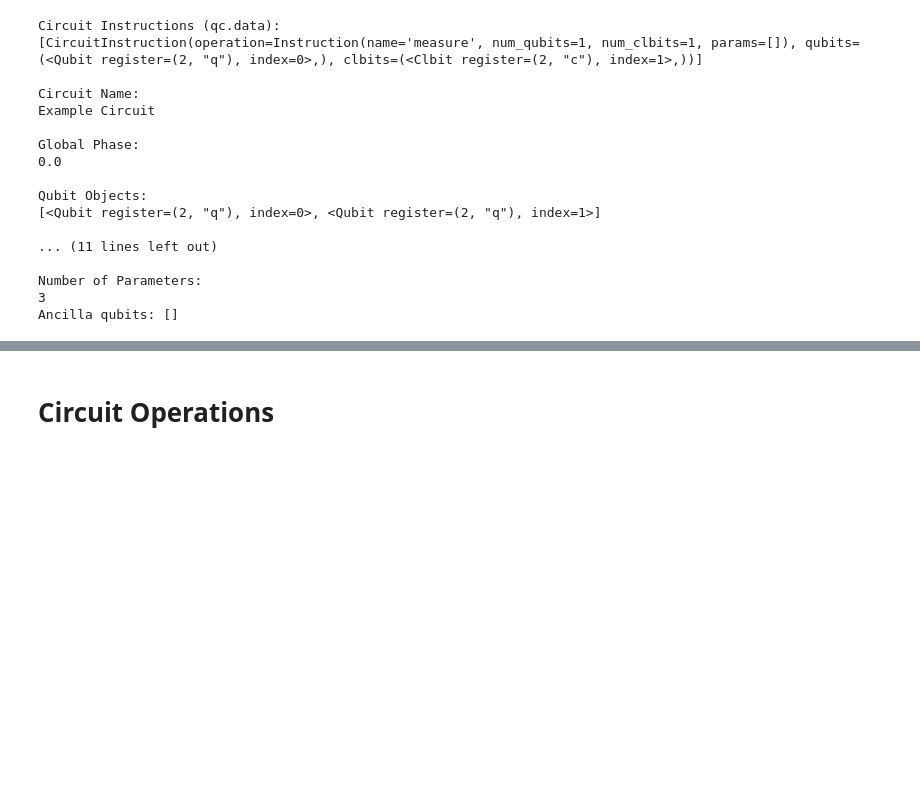
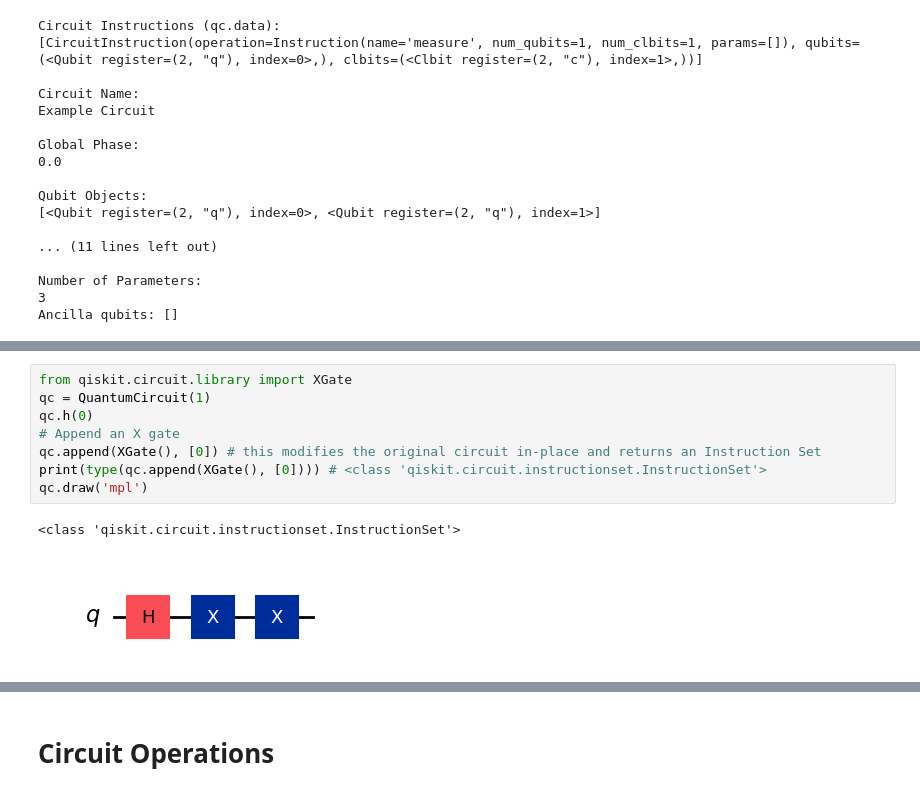
Before and after one commit to virajd98/qiskit-dev-cert-lab, a Jupyter notebook: section_1_quantum_operations/notebooks/Viraj.ipynb, the cells around one changed output, grey strips where cells are left out. Saved outputs shown, nothing was run; the diff lists cells and outputs as text; blank space fills up the shorter version.

```diff
--- a/section_1_quantum_operations/notebooks/Viraj.ipynb
+++ b/section_1_quantum_operations/notebooks/Viraj.ipynb
@@ -401,0 +538,11 @@ Ancilla qubits: []
+# %%
+from qiskit.circuit.library import XGate
+qc = QuantumCircuit(1)
+qc.h(0)
+# Append an X gate
+qc.append(XGate(), [0]) # this modifies the original circuit in-place and returns an Instruction Set
+print(type(qc.append(XGate(), [0]))) # <class 'qiskit.circuit.instructionset.InstructionSet'>
+qc.draw('mpl')
+# %% [output]
+<class 'qiskit.circuit.instructionset.InstructionSet'>
+[figure, added]
```
Also changed, not shown: parts of 38 cells of this notebook, 2 other files.
